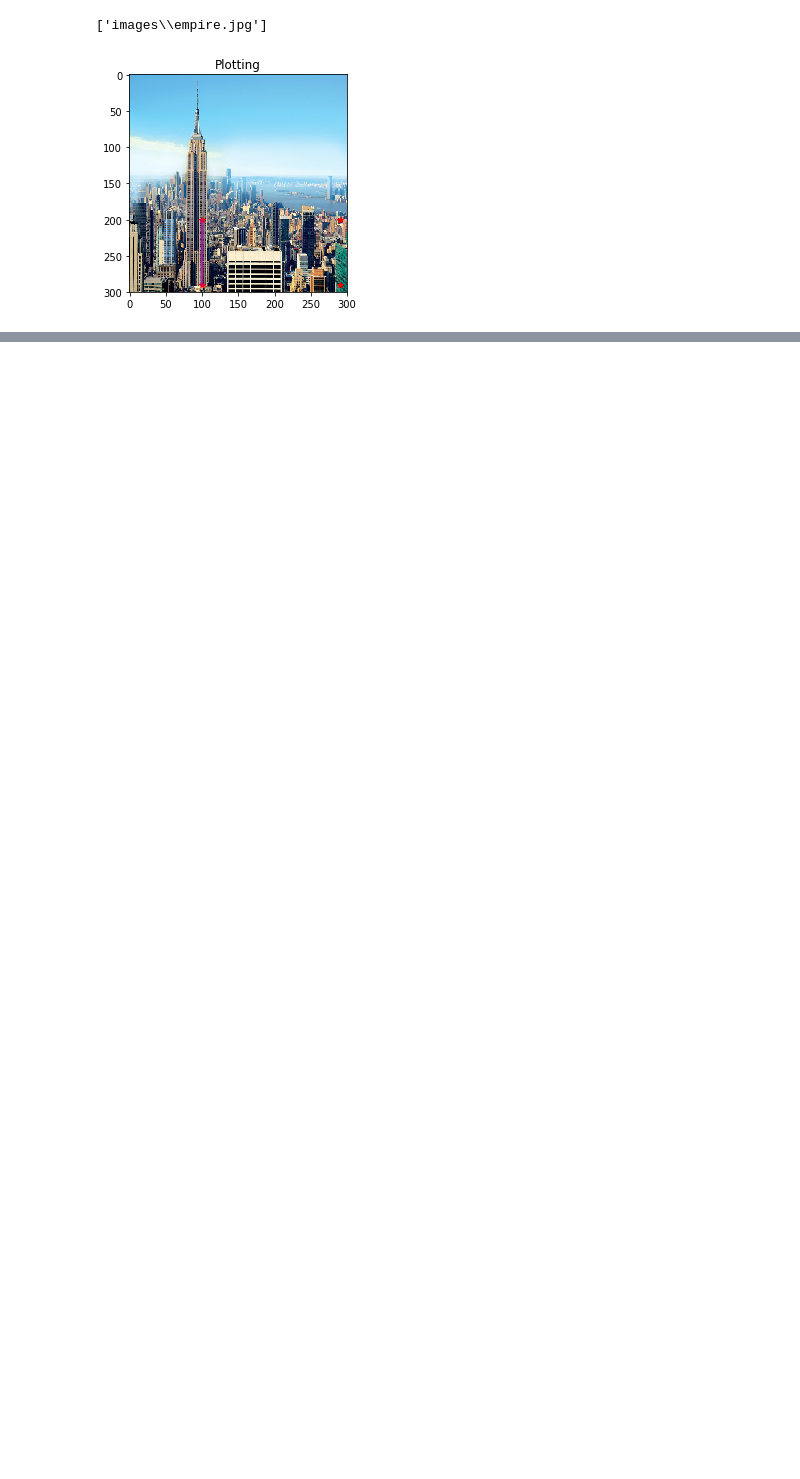
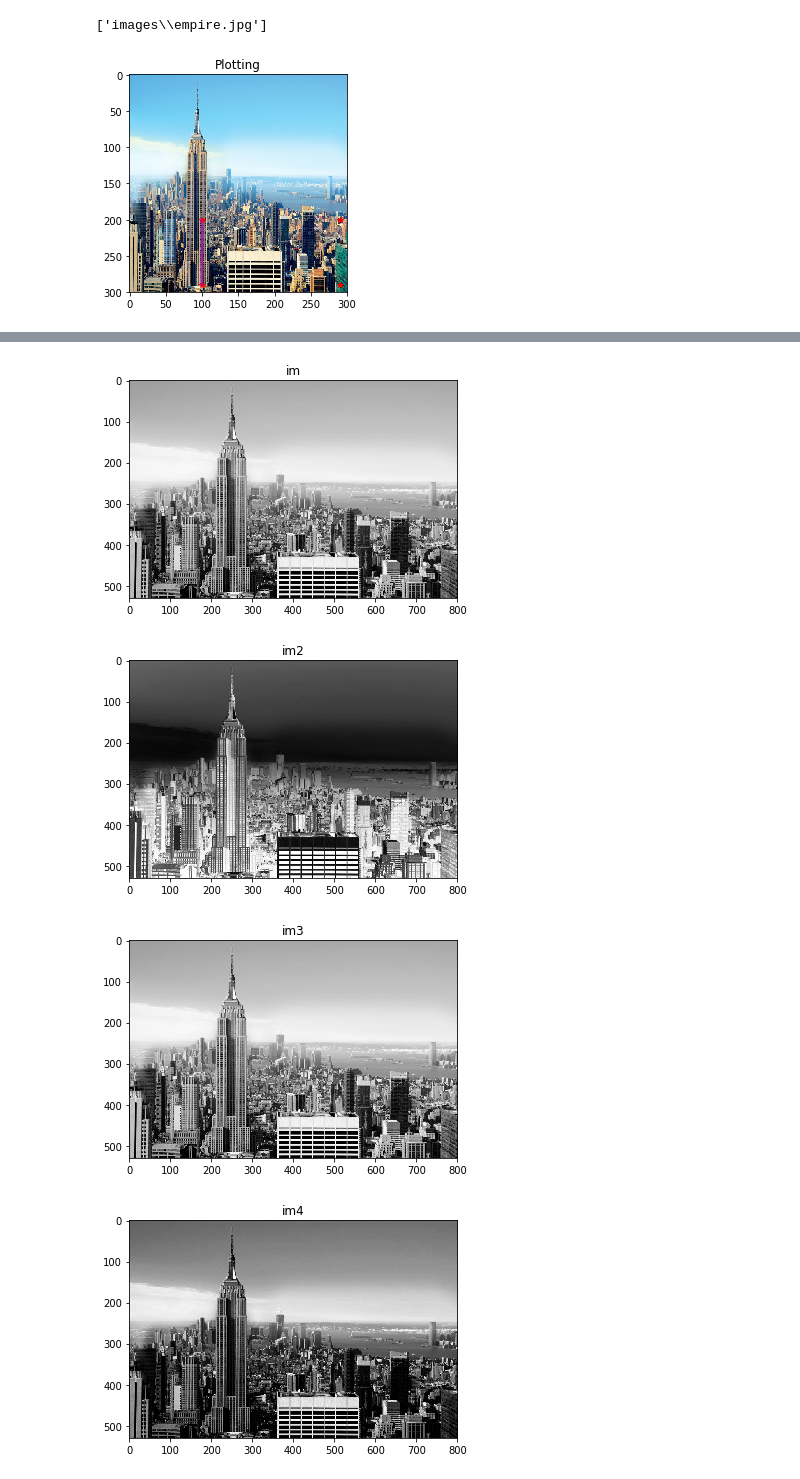
Before and after one commit to Quetalas/Machine-Learning, a Jupyter notebook: intro_to_ml/part_1_homework.ipynb, the cells around one changed output, grey strips where cells are left out. Drawn from its saved outputs; the diff is of its cells as text; code cells hidden in the pictures; blank space fills up the shorter version.

```diff
--- a/intro_to_ml/part_1_homework.ipynb
+++ b/intro_to_ml/part_1_homework.ipynb
@@ -334,3 +334,5 @@ plt.show()
+# %%
+im = np.array(pil_im.convert('L'))
 # %%
 im
 # %% [output]
@@ -353,0 +346,2 @@ array([[[ 92, 178, 227],
+# %%
+im2 = 255 - im # инвентирование
@@ -353,0 +358,2 @@ array([[[ 92, 178, 227],
+# %%
+im3 = (100/255) * im + 100 # привести к интервалу от 100 до 200
@@ -353,0 +376,2 @@ array([[[ 92, 178, 227],
+# %%
+im4 = 255 * (im / 255)**2
@@ -353,0 +394,18 @@ array([[[ 92, 178, 227],
+# %%
+plt.imshow(im)
+plt.title('im')
+plt.show()
+plt.imshow(im2)
+plt.title('im2')
+plt.show()
+plt.imshow(im3)
+plt.title('im3')
+plt.show()
+plt.imshow(im4)
+plt.title('im4')
+plt.show()
+# %% [output]
+[figure, added]
+[figure, added]
+[figure, added]
+[figure, added]
```
Also changed, not shown: parts of 10 cells of this notebook, 4 other files.
